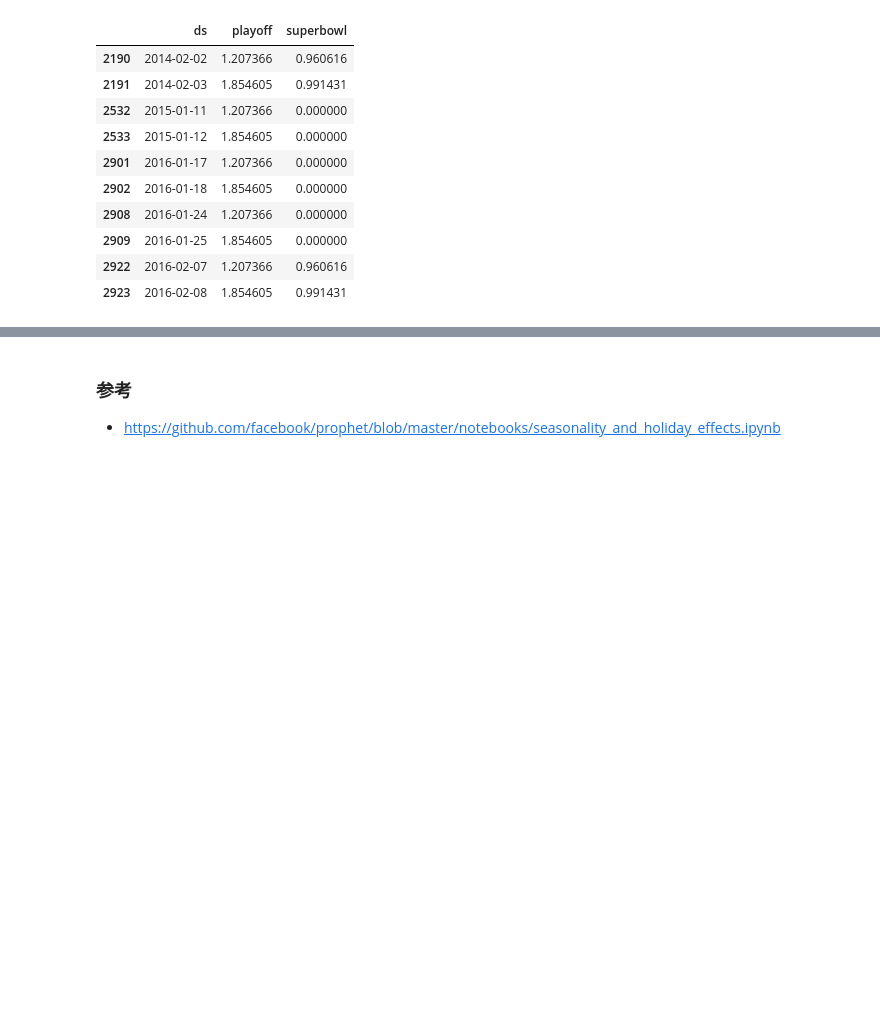
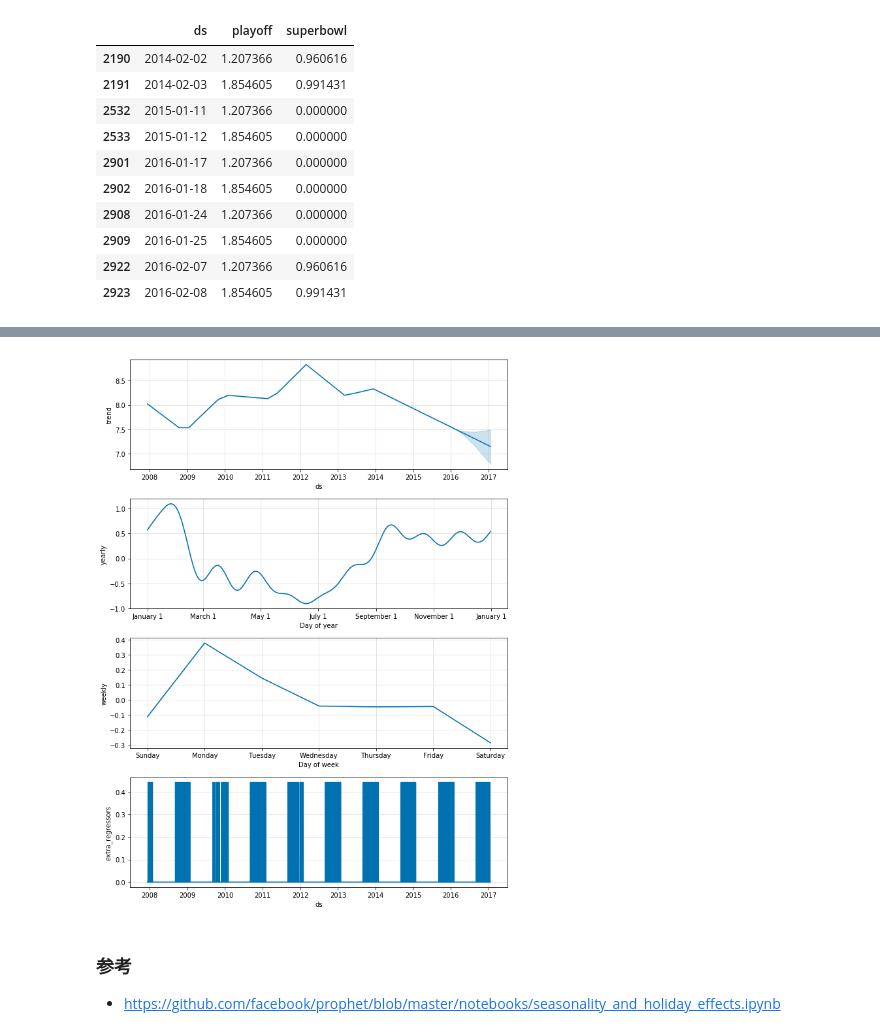
Before and after one commit to takitsuba/play_prophet, a Jupyter notebook: 04_seasonality_and_holiday_effects.ipynb, the cells around one changed output, grey strips where cells are left out. Saved outputs shown, nothing was run; the diff lists cells and outputs as text; code cells hidden in the pictures; blank space fills up the shorter version.

```diff
--- a/04_seasonality_and_holiday_effects.ipynb
+++ b/04_seasonality_and_holiday_effects.ipynb
@@ -192,3 +199,22 @@ m.add_seasonality(
+# %%
+def nfl_sunday(ds):
+    date = pd.to_datetime(ds)
+    if date.weekday() == 6 and (date.month > 8 or date.month < 2):
+        return 1
+    else:
+        return 0
+df['nfl_sunday'] = df['ds'].apply(nfl_sunday)
+
+m = Prophet()
+m.add_regressor('nfl_sunday')
+m.fit(df)
+
+future['nfl_sunday'] = future['ds'].apply(nfl_sunday)
+
+forecast = m.predict(future)
+m.plot_components(forecast);
+# %% [output]
+[figure, added]
 # %% [markdown]
 ### 参考
 * https://github.com/facebook/prophet/blob/master/notebooks/seasonality_and_holiday_effects.ipynb
```
Also changed, not shown: parts of 3 cells of this notebook.
